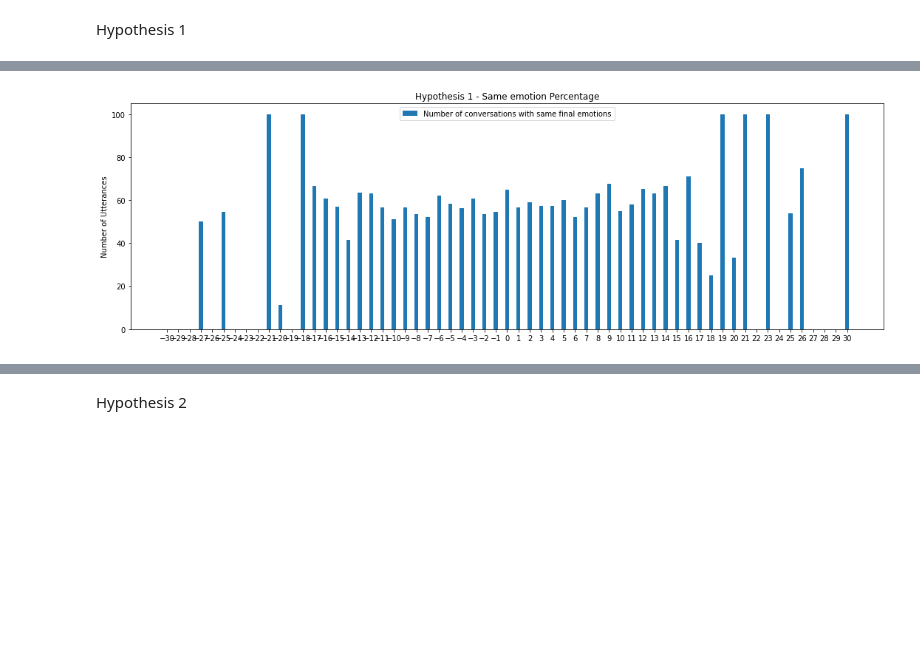
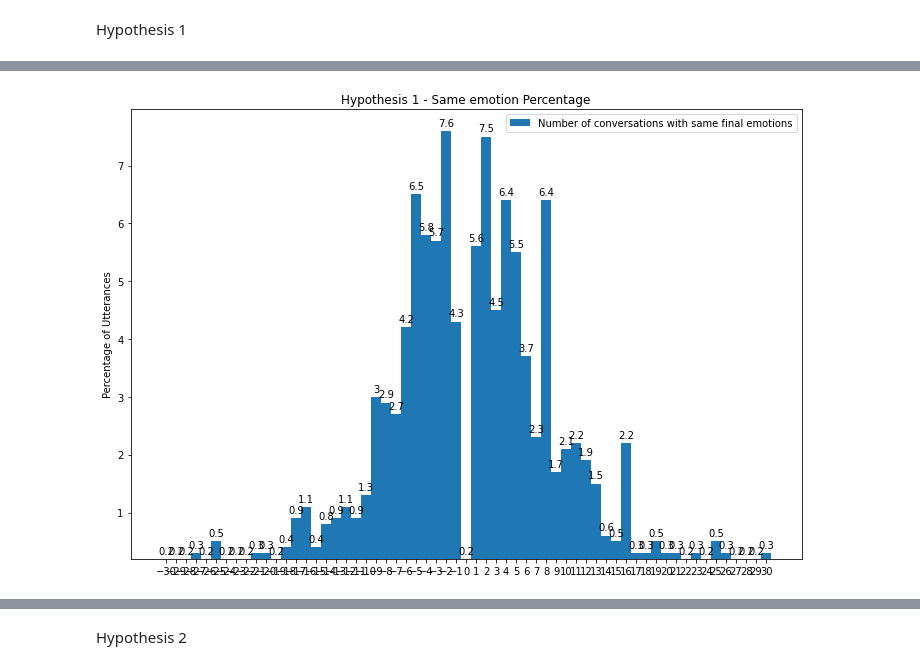
Before and after one commit to VinayakG2002/Coordination, a Jupyter notebook: Splitting_dataset.ipynb, the cells around one changed output, grey strips where cells are left out. Cells and saved outputs as stored; diff of their text form; code cells hidden in the pictures; blank space fills up the shorter version.

```diff
--- a/Splitting_dataset.ipynb
+++ b/Splitting_dataset.ipynb
@@ -243,6 +245,8 @@ def act_splitter(emotion, action):
             j+=1
             if i!= (length-1):
                 act.append([])
+    if not(emotion[length-3]!=emotion[length-1] and emotion[length-1]==emotion[length-2]):
+        act.pop()
     return act
 # %%
 def data_splitter(emotion, data):
@@ -257,6 +261,8 @@ def data_splitter(emotion, data):
             j+=1
             if i!= (length-1):
                 dat.append([])
+    if not(emotion[length-3]!=emotion[length-1] and emotion[length-1]==emotion[length-2]):
+        dat.pop()
     return dat
 # %%
 for i in range(len(old_utterance_emotion)):
@@ -466,7 +470,7 @@ for i in range(len(utterance_corpus)):
         dictionary_of_emotions[emotion_key].append(emotion_dict)
     else:
         dictionary_of_emotions[emotion_key]=[emotion_dict]
-for i in range(17886):
+for i in range(10458):
     list_of_emotion.append(dictionary_of_emotions[i])
 # %% [markdown]
 Hypothesis 1
@@ -686,8 +690,14 @@ plt.show()
 # %%
 #percentage wise in each coordination score range
+sum_initial_emo=0
+for i in range (len(initial_emotions)):
+    sum_initial_emo+=initial_emotions[i];
+sum_initial_emo-=initial_emotions[30]
 final_percentage_same=[]
 for i in range(len(final_emotion_same)):
-    if initial_emotions[i]!=0:
-        final_percentage_same.append(100*final_emotion_same[i]/initial_emotions[i])
+    if i==30:
+        final_percentage_same.append(0)
+    elif initial_emotions[i]!=0:
+        final_percentage_same.append(round(100*final_emotion_same[i]/sum_initial_emo,1))
     else:
         final_percentage_same.append(0)
@@ -712,29 +729,29 @@ plt.show()
 # %%
 import matplotlib.pyplot as plt
 import numpy as np
 
 
 x = np.arange(len(final_percentage_same))  # the label locations
-width = 0.35  # the width of the bars
+width = 0.2  # the width of the bars
 
 fig, ax = plt.subplots()
 
-rects2 = ax.bar(x-30 , final_percentage_same, width, label='Number of conversations with same final emotions')
+rects2 = ax.bar(x-30 , final_percentage_same,1, width, label='Number of conversations with same final emotions')
 
 # Add some text for labels, title and custom x-axis tick labels, etc.
-ax.set_ylabel('Number of Utterances')
+ax.set_ylabel('Percentage of Utterances')
 ax.set_title('Hypothesis 1 - Same emotion Percentage')
 
 
 ax.legend()
 
 
-#ax.bar_label(rects2, padding=3)
+ax.bar_label(rects2, padding=3)
 ax.set_xticks(x-30)
 
 fig.tight_layout()
 plt.rcParams["figure.figsize"] = (15,5)
 plt.savefig('images/imagebar_same_percentage.png')
 plt.show()
 # %% [output]
-[figure, old version]
+[figure, new version]
```
Also changed, not shown: parts of 36 cells of this notebook, 13 other files.
